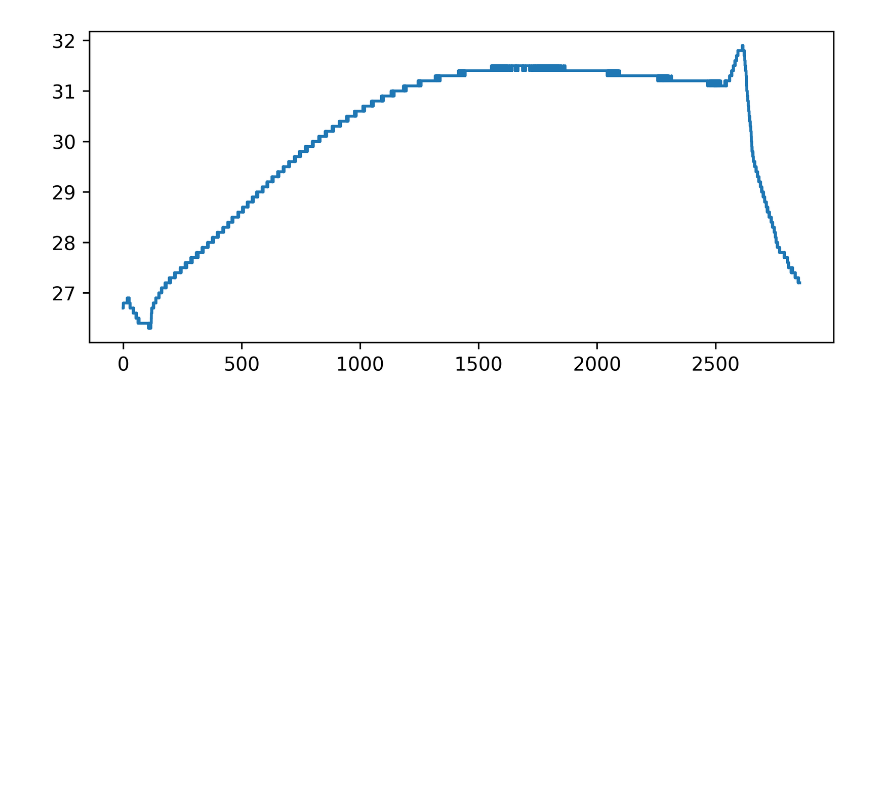
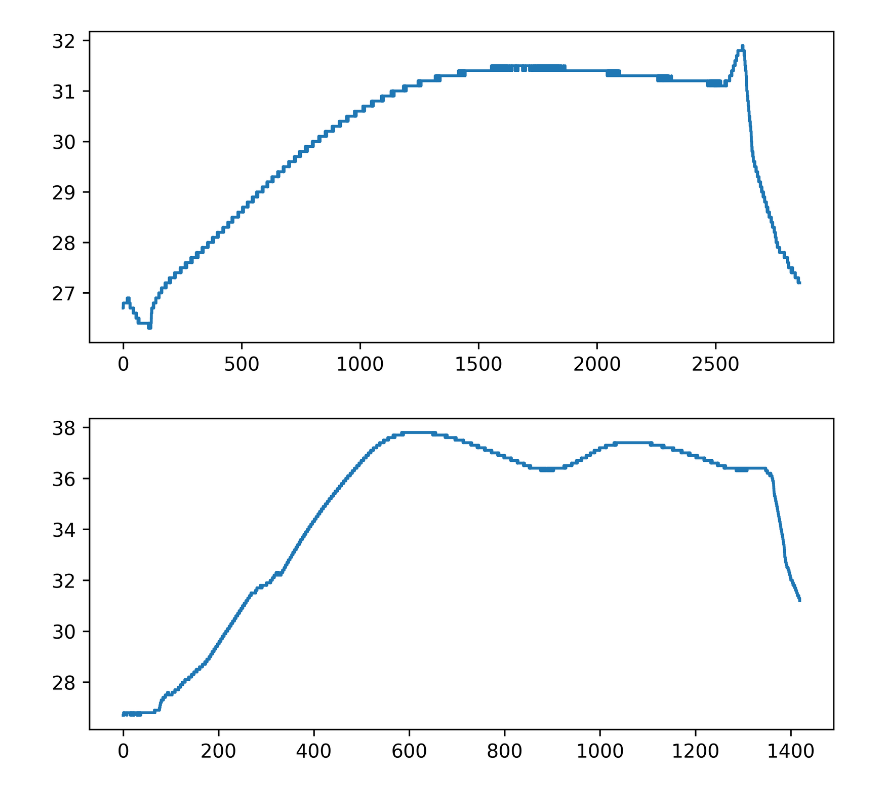
Before and after one commit to safoex/system-engineering-team1, a Jupyter notebook: real_tests/nb.ipynb, the cells around one changed output. Drawn from its saved outputs; the diff is of its cells as text; code cells hidden in the pictures; blank space fills up the shorter version.

```diff
--- a/real_tests/nb.ipynb
+++ b/real_tests/nb.ipynb
@@ -34,3 +34,7 @@ plot_test(3)
 plot_test(6)
 # %% [output]
 [figure]
+# %%
+plot_test(7)
+# %% [output]
+[figure, added]
```
